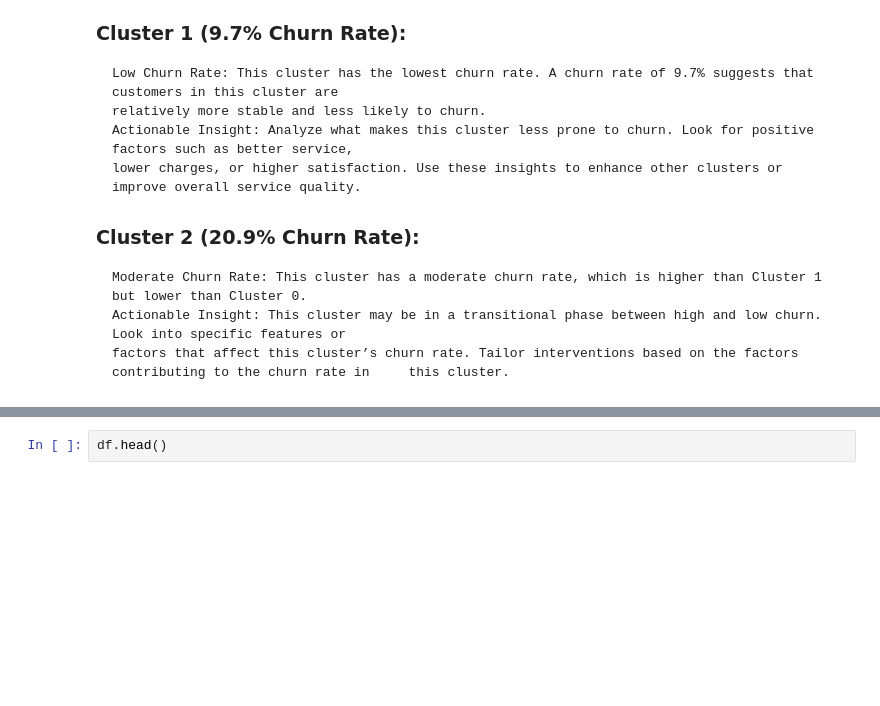
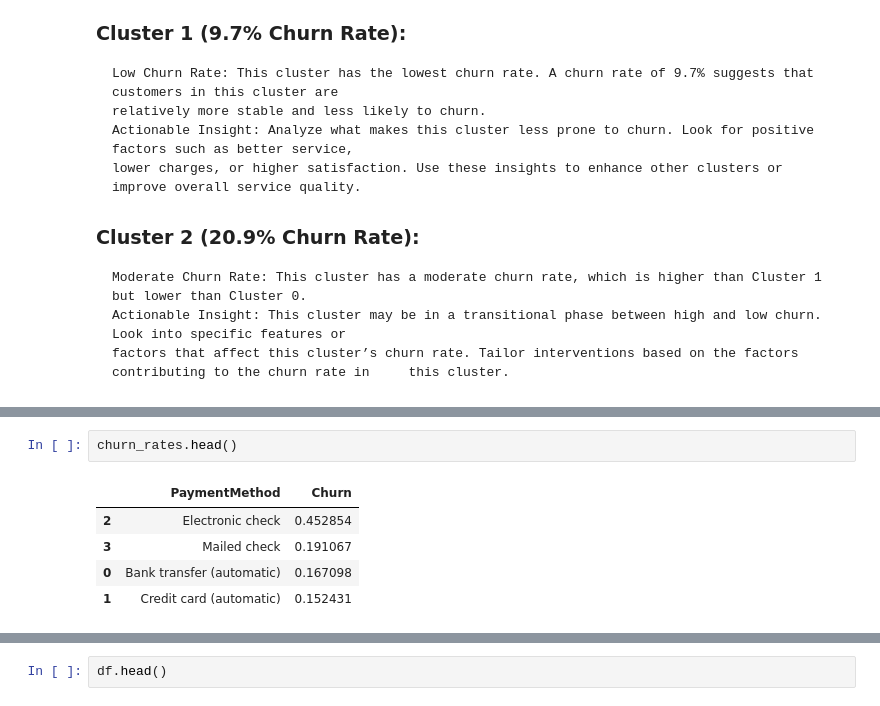
Before and after one commit to Majeedraheem/Telco-Customer-Churn, a Jupyter notebook: churn.ipynb, the cells around one changed output, grey strips where cells are left out. Drawn from its saved outputs; the diff is of its cells as text; blank space fills up the shorter version.

```diff
--- a/churn.ipynb
+++ b/churn.ipynb
@@ -572,0 +631,8 @@ plt.show()
+# %%
+churn_rates.head()
+# %% [output]
+|  | PaymentMethod | Churn |
+| 2 | Electronic check | 0.452854 |
+| 3 | Mailed check | 0.191067 |
+| 0 | Bank transfer (automatic) | 0.167098 |
+| 1 | Credit card (automatic) | 0.152431 |
```
Also changed, not shown: parts of 18 cells of this notebook, 1 other file.
